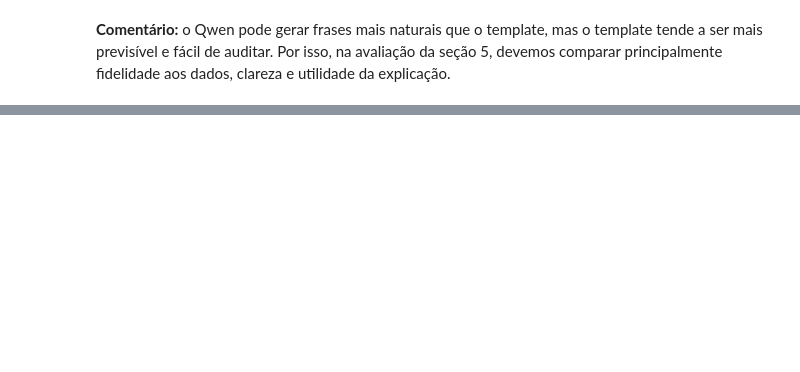
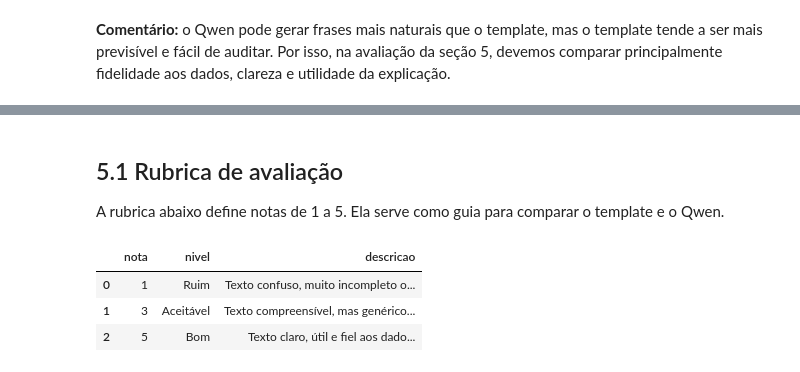
Before and after one commit to RitaLB/Stonelab-Churn-Clientes-AI, a Jupyter notebook: notebooks/stone_churn_clients.ipynb, the cells around one changed output, grey strips where cells are left out. Cells and saved outputs as stored; diff of their text form; code cells hidden in the pictures; blank space fills up the shorter version.

```diff
--- a/notebooks/stone_churn_clients.ipynb
+++ b/notebooks/stone_churn_clients.ipynb
@@ -1063,0 +1075,29 @@ display(
+# %% [markdown]
+## 5.1 Rubrica de avaliação
+
+A rubrica abaixo define notas de 1 a 5. Ela serve como guia para comparar o template e o Qwen.
+# %%
+rubrica_texto = pd.DataFrame([
+    {
+        "nota": 1,
+        "nivel": "Ruim",
+        "descricao": "Texto confuso, muito incompleto ou com informação inventada.",
+    },
+    {
+        "nota": 3,
+        "nivel": "Aceitável",
+        "descricao": "Texto compreensível, mas genérico ou com poucos fatores.",
+    },
+    {
+        "nota": 5,
+        "nivel": "Bom",
+        "descricao": "Texto claro, útil e fiel aos dados do cliente.",
+    },
+])
+
+display(rubrica_texto)
+# %% [output]
+|  | nota | nivel | descricao |
+| 0 | 1 | Ruim | Texto confuso, muito incompleto o... |
+| 1 | 3 | Aceitável | Texto compreensível, mas genérico... |
+| 2 | 5 | Bom | Texto claro, útil e fiel aos dado... |
```
Also changed, not shown: parts of 12 cells of this notebook, 1 other file.
